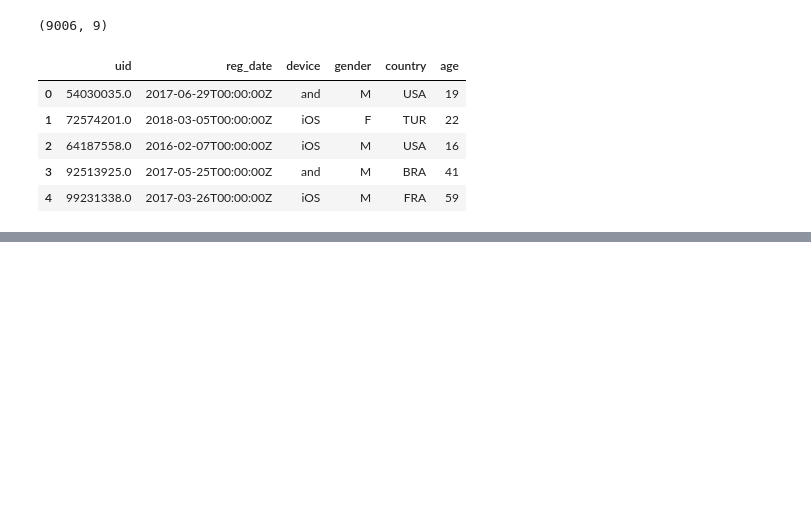
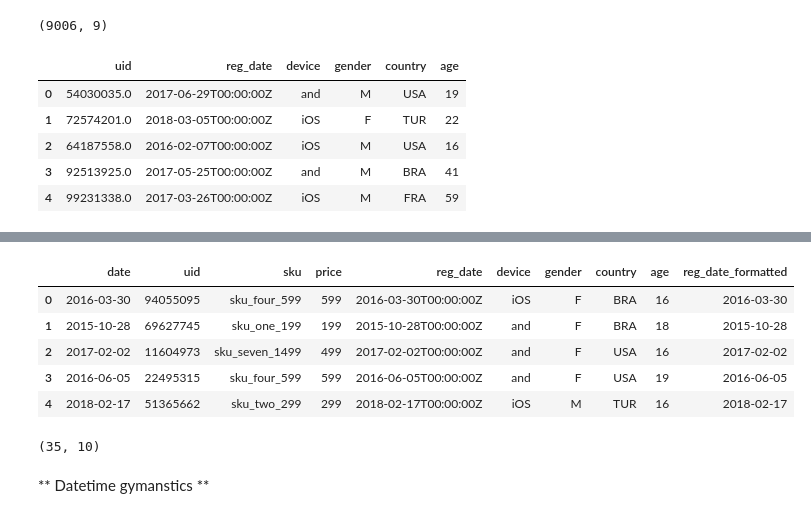
Before and after one commit to sushant2811/customerAnalyticsWithA-BTesting, a Jupyter notebook: customerAnalyticsWithA-BTesting.ipynb, the cells around one changed output, grey strips where cells are left out. Drawn from its saved outputs; the diff is of its cells as text; code cells hidden in the pictures; blank space fills up the shorter version.

```diff
--- a/customerAnalyticsWithA-BTesting.ipynb
+++ b/customerAnalyticsWithA-BTesting.ipynb
@@ -98,4 +98,20 @@ customerData.head()
 | 3 | 92513925.0 | 2017-05-25T00:00:00Z | and | M | BRA | 41 | 2017-05-25 |
 | 4 | 99231338.0 | 2017-03-26T00:00:00Z | iOS | M | FRA | 59 | 2017-03-26 |
 # %%
-uid_date_combined_data = app_purchases.merge(customer_data, on=['uid', 'date'], how='inner')
+uidPurchasesSameDayjoined = inAppPurchases.merge(customerData, left_on=['uid', 'date'], \
+                                                right_on=['uid', 'reg_date_formatted'], how='inner')
+# %%
+uidPurchasesSameDayjoined.head()
+# %% [output]
+|  | date | uid | sku | price | reg_date | device | gender | country | age | reg_date_formatted |
+| 0 | 2016-03-30 | 94055095 | sku_four_599 | 599 | 2016-03-30T00:00:00Z | iOS | F | BRA | 16 | 2016-03-30 |
+| 1 | 2015-10-28 | 69627745 | sku_one_199 | 199 | 2015-10-28T00:00:00Z | and | F | BRA | 18 | 2015-10-28 |
+| 2 | 2017-02-02 | 11604973 | sku_seven_1499 | 499 | 2017-02-02T00:00:00Z | and | F | USA | 16 | 2017-02-02 |
+| 3 | 2016-06-05 | 22495315 | sku_four_599 | 599 | 2016-06-05T00:00:00Z | and | F | USA | 19 | 2016-06-05 |
+| 4 | 2018-02-17 | 51365662 | sku_two_299 | 299 | 2018-02-17T00:00:00Z | iOS | M | TUR | 16 | 2018-02-17 |
+# %%
+uidPurchasesSameDayjoined.shape
+# %% [output]
+(35, 10)
+# %% [markdown]
+** Datetime gymanstics **
```
Also changed, not shown: parts of 14 cells of this notebook.
